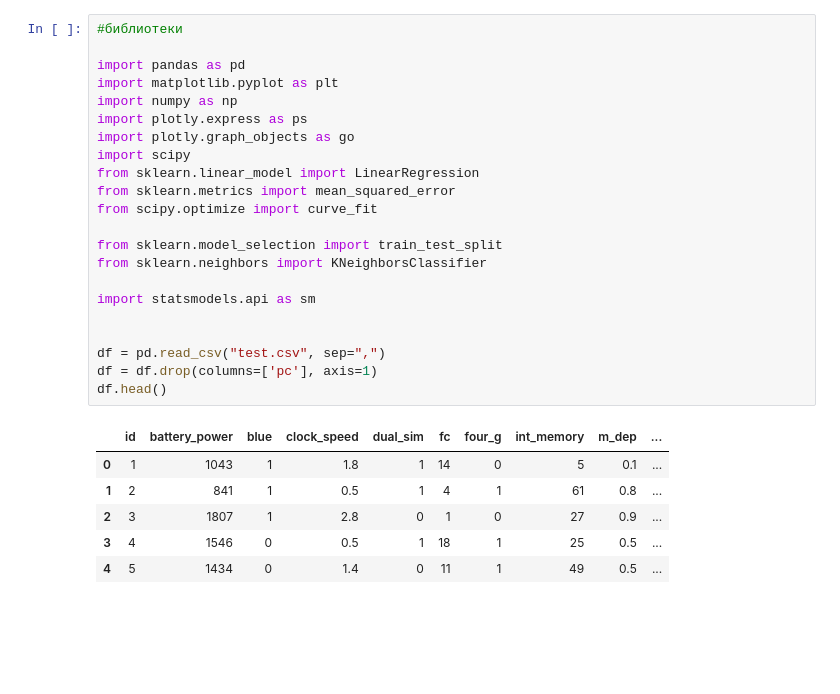
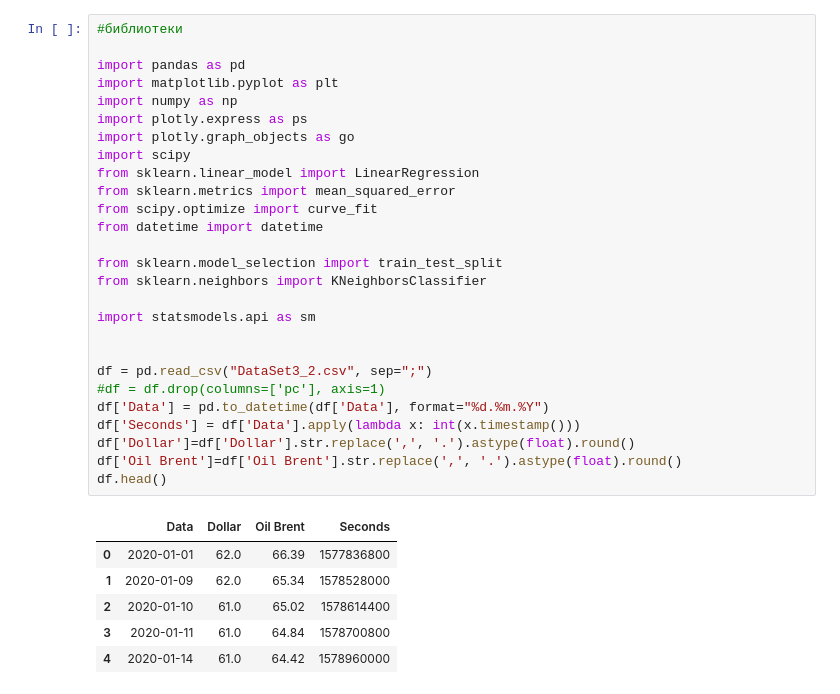
Before and after one commit to DimaSalnik0v/machine_learning, a Jupyter notebook: lab_4/lab4.ipynb, the cells around one changed output. Drawn from its saved outputs; the diff is of its cells as text; blank space fills up the shorter version.

```diff
--- a/lab_4/lab4.ipynb
+++ b/lab_4/lab4.ipynb
@@ -1,32 +1,37 @@
 # %%
 #библиотеки
 
 import pandas as pd
 import matplotlib.pyplot as plt
 import numpy as np
 import plotly.express as ps
 import plotly.graph_objects as go
 import scipy
 from sklearn.linear_model import LinearRegression
 from sklearn.metrics import mean_squared_error
 from scipy.optimize import curve_fit
+from datetime import datetime
 
 from sklearn.model_selection import train_test_split
 from sklearn.neighbors import KNeighborsClassifier
 
 import statsmodels.api as sm
 
 
-df = pd.read_csv("test.csv", sep=",")
-df = df.drop(columns=['pc'], axis=1)
+df = pd.read_csv("DataSet3_2.csv", sep=";")
+#df = df.drop(columns=['pc'], axis=1)
+df['Data'] = pd.to_datetime(df['Data'], format="%d.%m.%Y")
+df['Seconds'] = df['Data'].apply(lambda x: int(x.timestamp()))
+df['Dollar']=df['Dollar'].str.replace(',', '.').astype(float).round()
+df['Oil Brent']=df['Oil Brent'].str.replace(',', '.').astype(float).round()
 df.head()
 # %% [output]
-|  | id | battery_power | blue | clock_speed | dual_sim | fc | four_g | int_memory | m_dep | ... |
-| 0 | 1 | 1043 | 1 | 1.8 | 1 | 14 | 0 | 5 | 0.1 | ... |
-| 1 | 2 | 841 | 1 | 0.5 | 1 | 4 | 1 | 61 | 0.8 | ... |
-| 2 | 3 | 1807 | 1 | 2.8 | 0 | 1 | 0 | 27 | 0.9 | ... |
-| 3 | 4 | 1546 | 0 | 0.5 | 1 | 18 | 1 | 25 | 0.5 | ... |
-| 4 | 5 | 1434 | 0 | 1.4 | 0 | 11 | 1 | 49 | 0.5 | ... |
+|  | Data | Dollar | Oil Brent | Seconds |
+| 0 | 2020-01-01 | 62.0 | 66.39 | 1577836800 |
+| 1 | 2020-01-09 | 62.0 | 65.34 | 1578528000 |
+| 2 | 2020-01-10 | 61.0 | 65.02 | 1578614400 |
+| 3 | 2020-01-11 | 61.0 | 64.84 | 1578700800 |
+| 4 | 2020-01-14 | 61.0 | 64.42 | 1578960000 |
 # %%
 #деление на обучающую и тестовую выборки
 #df = df.groupby('int_memory')['battery_power'].mean().reset_index()
```
Also changed, not shown: parts of 6 cells of this notebook, 2 other files.
